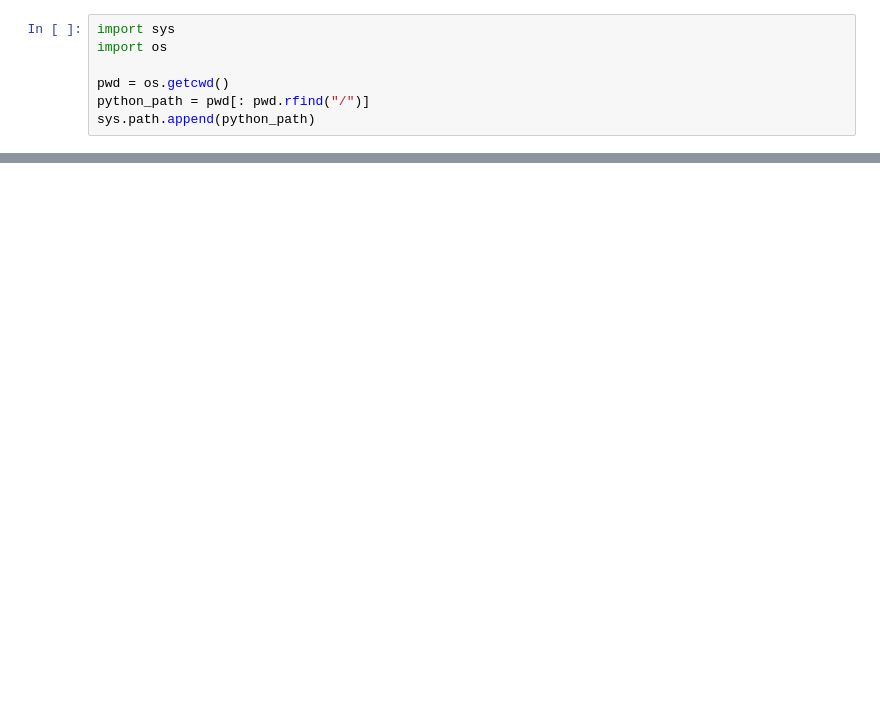
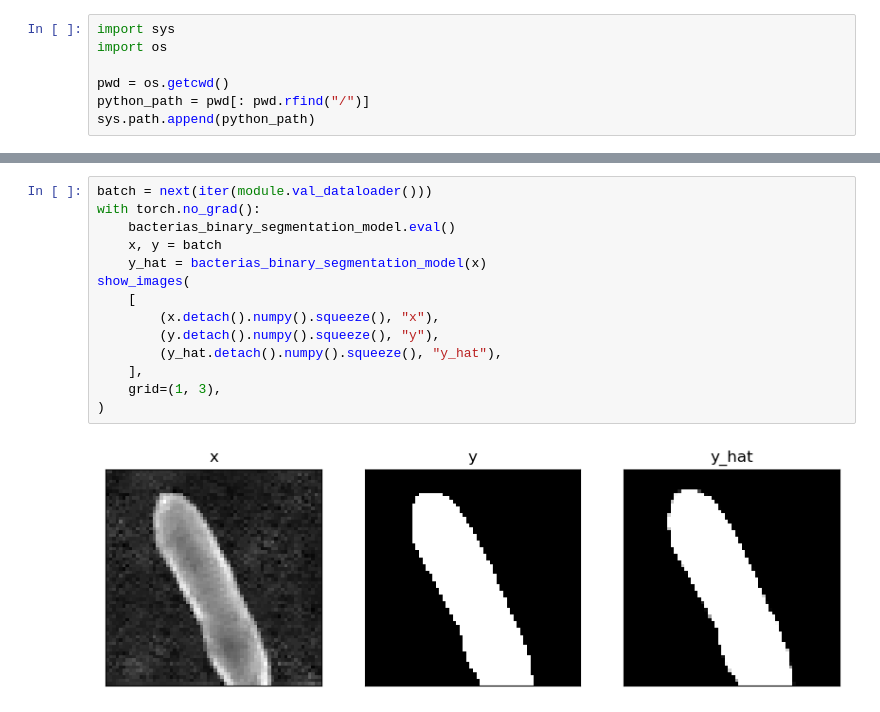
Before and after one commit to tcaty/bacteria-detection, a Jupyter notebook: src/notebooks/train_r_cnn.ipynb, the cells around one changed output, grey strips where cells are left out. Saved outputs shown, nothing was run; the diff lists cells and outputs as text; blank space fills up the shorter version.

```diff
--- a/src/notebooks/train_r_cnn.ipynb
+++ b/src/notebooks/train_r_cnn.ipynb
@@ -76,0 +48,16 @@ len(module.val_dataloader())
+# %%
+batch = next(iter(module.val_dataloader()))
+with torch.no_grad():
+    bacterias_binary_segmentation_model.eval()
+    x, y = batch
+    y_hat = bacterias_binary_segmentation_model(x)
+show_images(
+    [
+        (x.detach().numpy().squeeze(), "x"),
+        (y.detach().numpy().squeeze(), "y"),
+        (y_hat.detach().numpy().squeeze(), "y_hat"),
+    ],
+    grid=(1, 3),
+)
+# %% [output]
+[figure, added]
```
Also changed, not shown: parts of 10 cells of this notebook, 5 other files.
